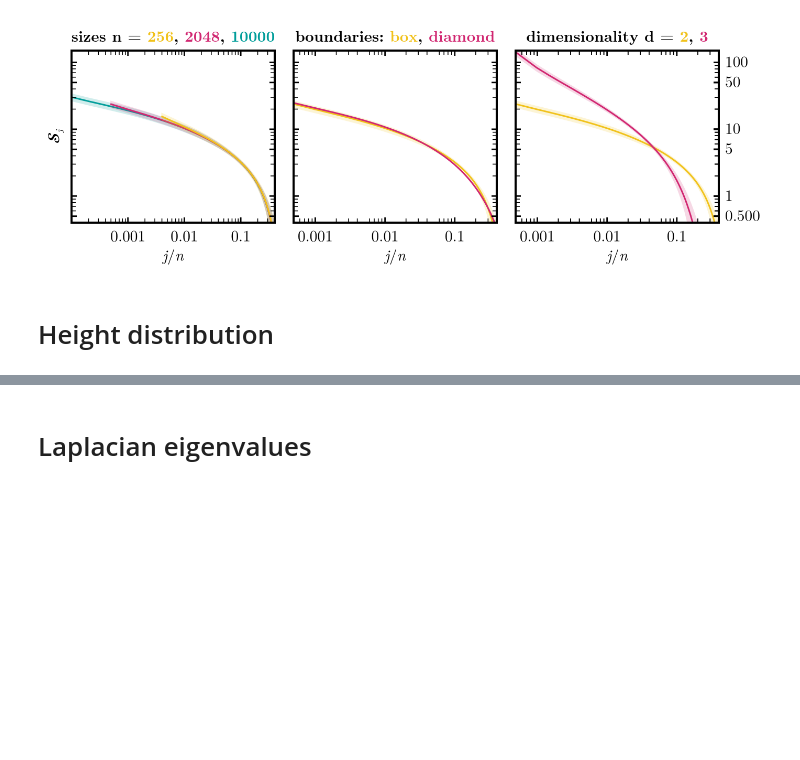
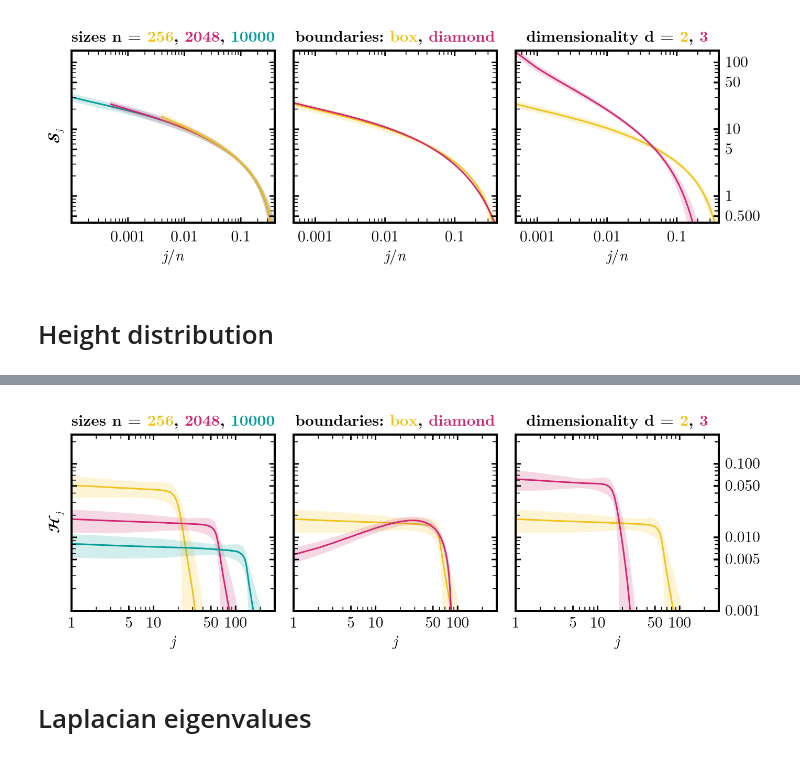
Before and after one commit to causal-wagner/CausalSetZoology, a Jupyter notebook: analysis/size_boundary_dependence.ipynb, the cells around one changed output, grey strips where cells are left out. Cells and saved outputs as stored; diff of their text form; code cells hidden in the pictures; blank space fills up the shorter version.

```diff
--- a/analysis/size_boundary_dependence.ipynb
+++ b/analysis/size_boundary_dependence.ipynb
@@ -99,3 +107,22 @@ graph_observable_size_boundary_dimension_plot_matrix(
+# %%
+graph_observable_size_boundary_dimension_plot_matrix(
+    loaded_height_new,
+    fig_path("graph_observables/height_full_size_boundary_dimension.pdf");
+    ylim_size = (1e-3, 0.25),
+    xlim_size = (1., 300.),
+    legend_position_size = :lt,
+    ylim_boundary = (1e-3, 0.25),
+    xlim_boundary = (1., 300.),
+    legend_position_boundary = :lt,
+    ylim_dimension = (1e-3, 0.25),
+    xlim_dimension = (1., 300.),
+    legend_position_dimension = :lt,
+    yticklabels_middle = false,
+    yticklabels_left = false,
+    title_legend = true
+    )
+# %% [output]
+[figure, added]
 # %% [markdown]
 # Laplacian eigenvalues
 # %%
```
Also changed, not shown: parts of 4 cells of this notebook, 2 other files.
